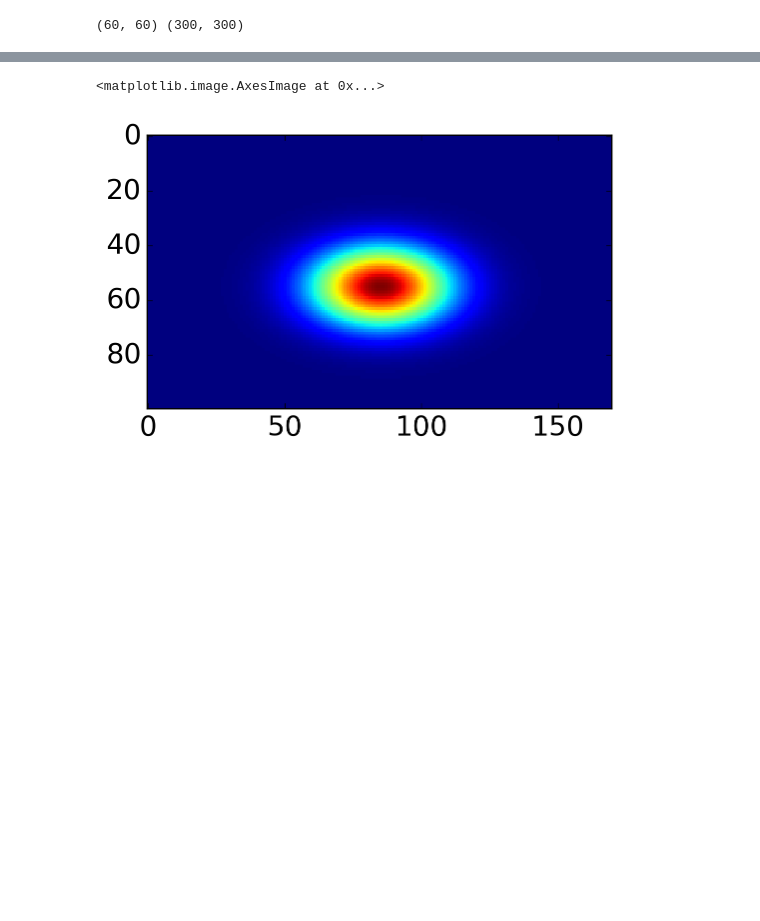
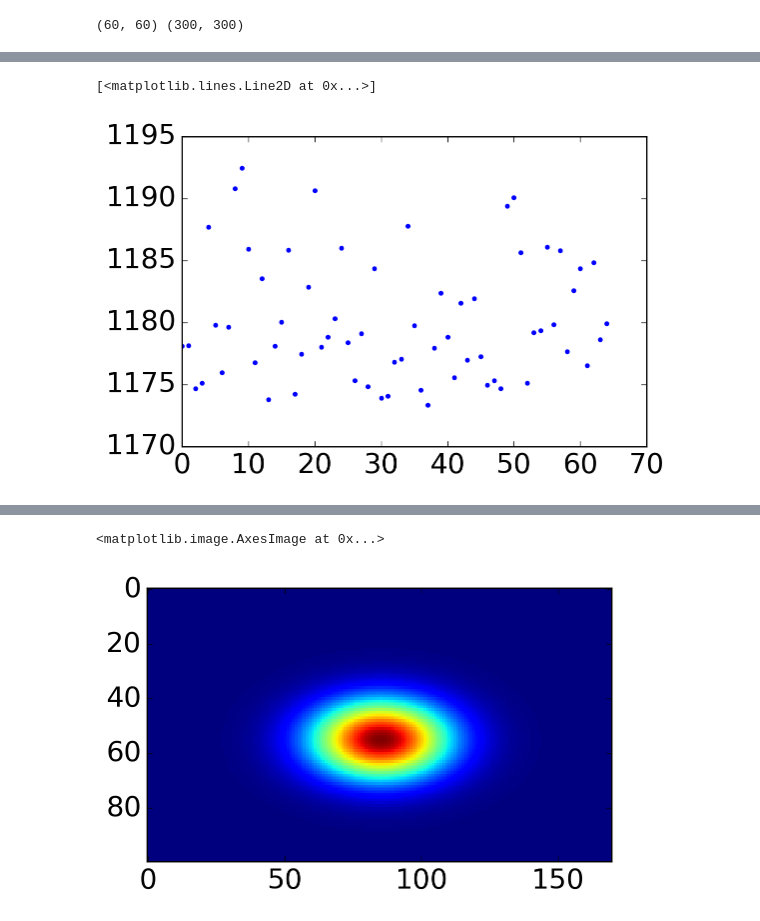
Before and after one commit to benmontet/nutella, a Jupyter notebook: tensorflow_usable_psf_example.ipynb, the cells around one changed output, grey strips where cells are left out. Cells and saved outputs as stored; diff of their text form; code cells hidden in the pictures; blank space fills up the shorter version.

```diff
--- a/tensorflow_usable_psf_example.ipynb
+++ b/tensorflow_usable_psf_example.ipynb
@@ -59,3 +87,8 @@ plt.colorbar()
+# %%
+plt.plot(np.sum(Z, axis=(1,2)), '.')
+# %% [output]
+[<matplotlib.lines.Line2D at 0x...>]
+[figure, added]
 # %%
 z_tensor = tf.placeholder(tf.float64, (nframes,N,N))
 z_err = tf.placeholder(tf.float64, (nframes,N,N))
```
Also changed, not shown: parts of 42 cells of this notebook.
